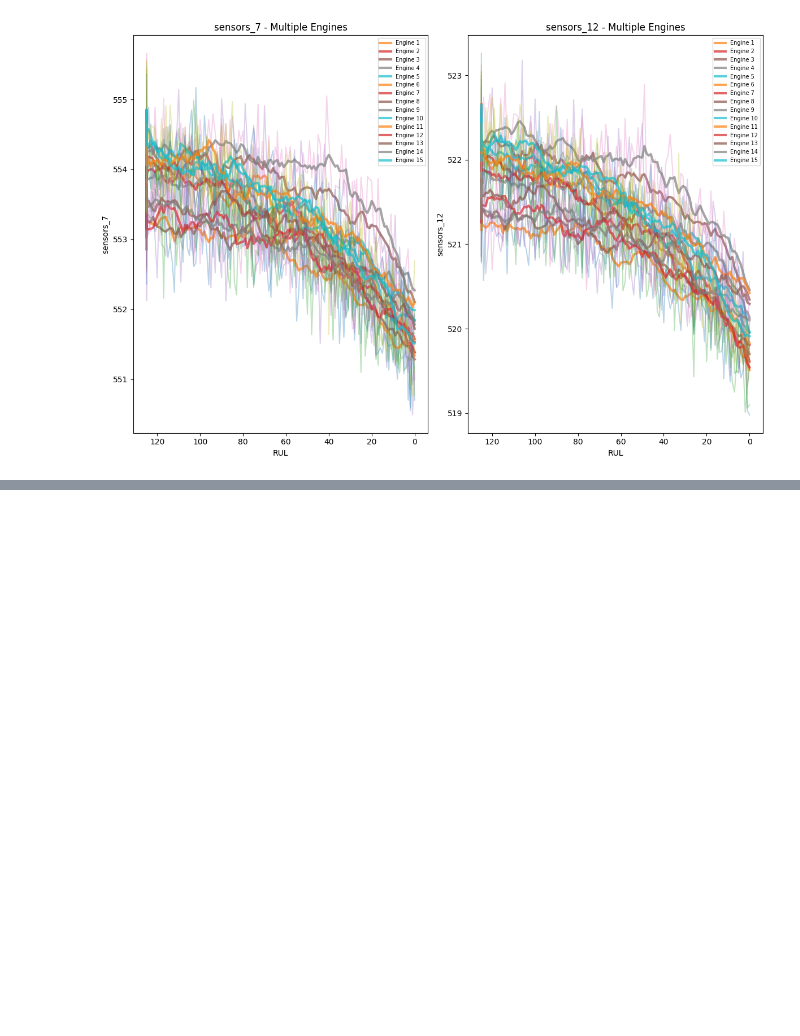
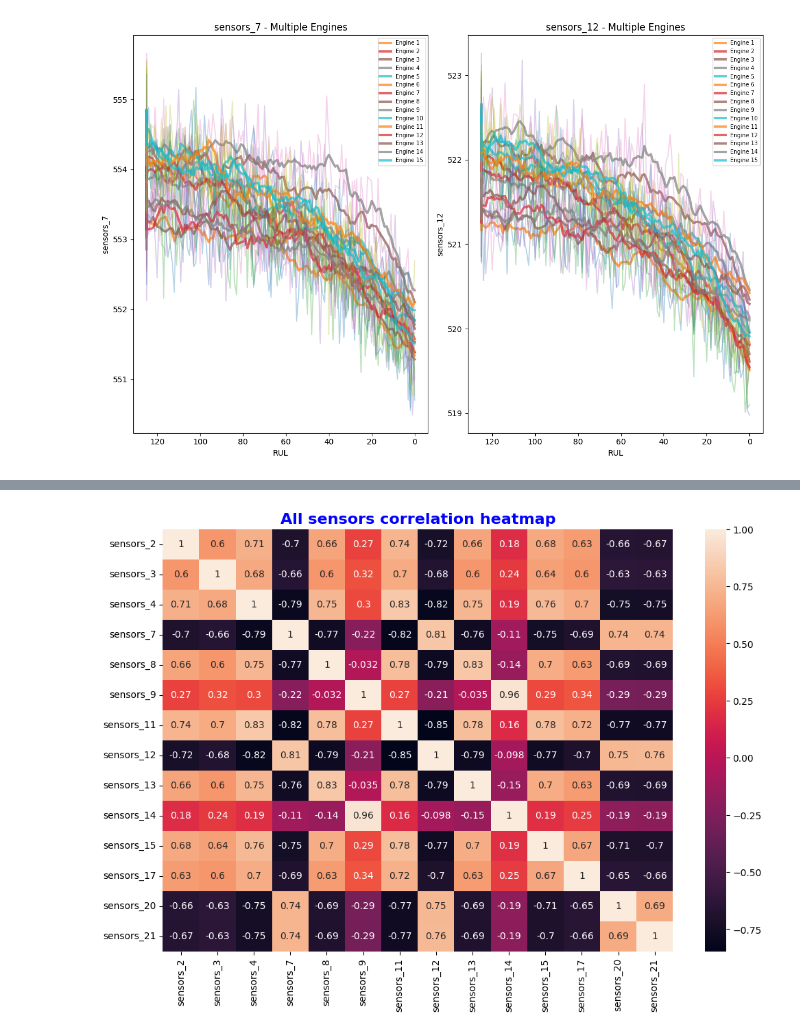
Before and after one commit to rikesh28/predictive_maintenance_engine, a Jupyter notebook: notebooks/01_EDA_domain_analysis.ipynb, the cells around one changed output, grey strips where cells are left out. Cells and saved outputs as stored; diff of their text form; code cells hidden in the pictures; blank space fills up the shorter version.

Commit message:
multi-engine sensor overlays, found smoothed trends, did degradation rate analysis

```diff
--- a/notebooks/01_EDA_domain_analysis.ipynb
+++ b/notebooks/01_EDA_domain_analysis.ipynb
@@ -410,0 +421,2 @@ plt.show()
+# %%
+useful_sensors = std[std.values > 0.01].index.tolist()
@@ -410,0 +489,9 @@ plt.show()
+# %%
+sensors_corr = train_df_fd001[useful_sensors].corr(method = 'pearson')
+
+plt.figure(figsize = (12,8))
+sns.heatmap(sensors_corr, annot = True)
+plt.title('All sensors correlation heatmap', fontsize = 16, fontweight = 'bold', color = 'blue')
+plt.show()
+# %% [output]
+[figure, added]
```
Also changed, not shown: parts of 14 cells of this notebook.
